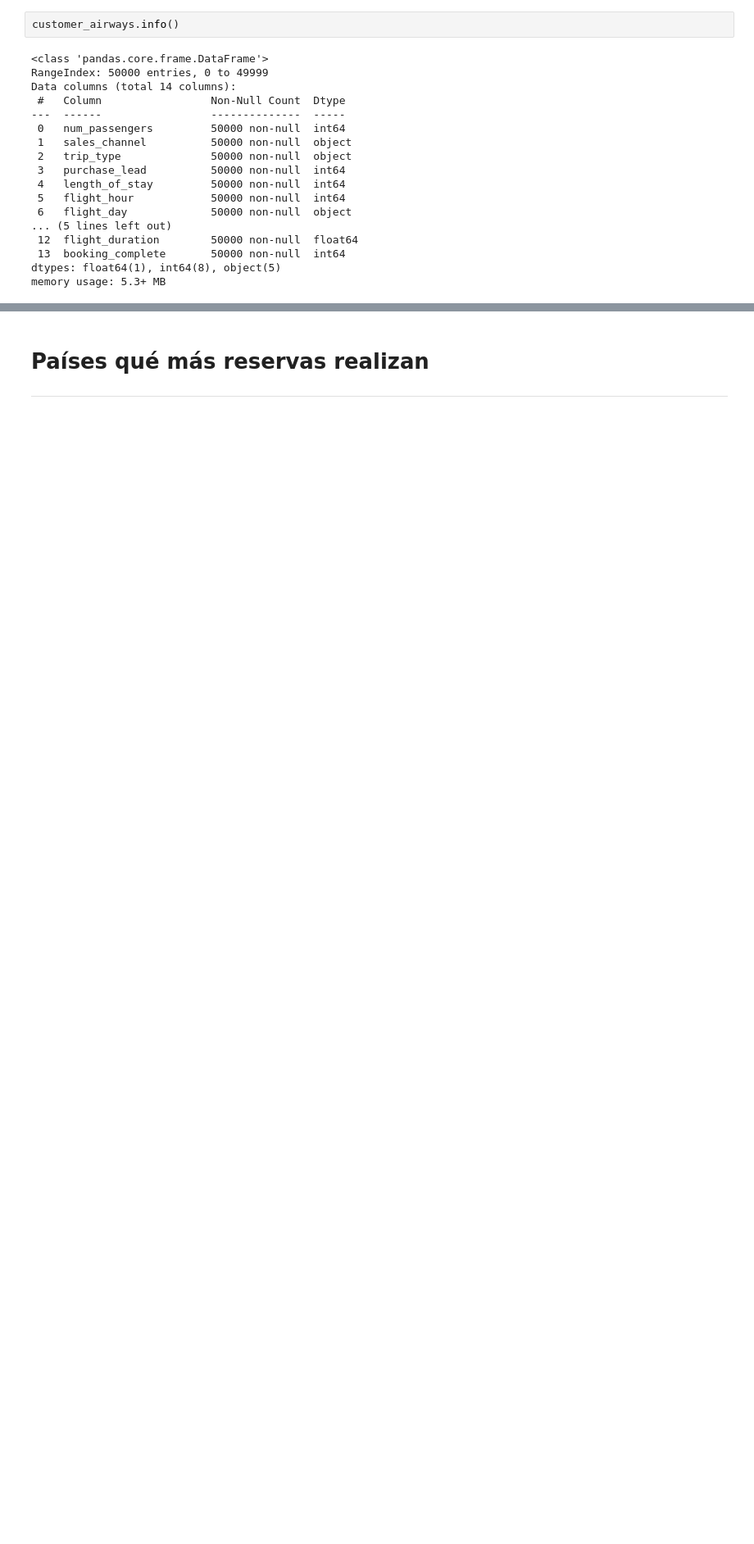
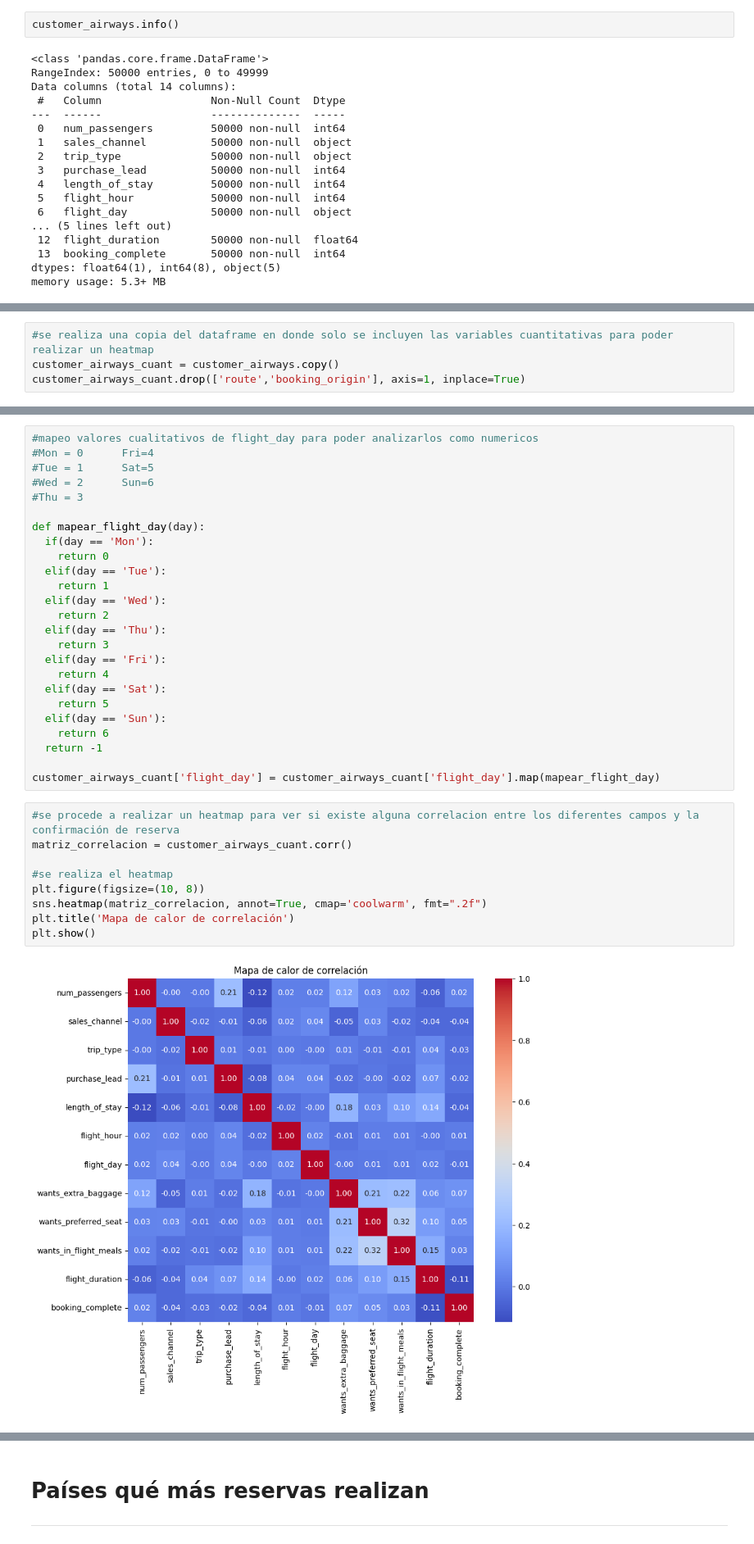
Before and after one commit to alexguttlein/TP1-AnalisisExploratorioDeDatos, a Jupyter notebook: TP1_Análisis_Exploratorio_de_Datos.ipynb, the cells around one changed output, grey strips where cells are left out. Shown at 82% size. Cells and saved outputs as stored; diff of their text form; blank space fills up the shorter version.

```diff
--- a/TP1_Análisis_Exploratorio_de_Datos.ipynb
+++ b/TP1_Análisis_Exploratorio_de_Datos.ipynb
@@ -49,0 +54,4 @@ memory usage: 5.3+ MB
+# %%
+#se realiza una copia del dataframe en donde solo se incluyen las variables cuantitativas para poder realizar un heatmap
+customer_airways_cuant = customer_airways.copy()
+customer_airways_cuant.drop(['route','booking_origin'], axis=1, inplace=True)
@@ -49,0 +102,36 @@ memory usage: 5.3+ MB
+# %%
+#mapeo valores cualitativos de flight_day para poder analizarlos como numericos
+#Mon = 0      Fri=4
+#Tue = 1      Sat=5
+#Wed = 2      Sun=6
+#Thu = 3
+
+def mapear_flight_day(day):
+  if(day == 'Mon'):
+    return 0
+  elif(day == 'Tue'):
+    return 1
+  elif(day == 'Wed'):
+    return 2
+  elif(day == 'Thu'):
+    return 3
+  elif(day == 'Fri'):
+    return 4
+  elif(day == 'Sat'):
+    return 5
+  elif(day == 'Sun'):
+    return 6
+  return -1
+
+customer_airways_cuant['flight_day'] = customer_airways_cuant['flight_day'].map(mapear_flight_day)
+# %%
+#se procede a realizar un heatmap para ver si existe alguna correlacion entre los diferentes campos y la confirmación de reserva
+matriz_correlacion = customer_airways_cuant.corr()
+
+#se realiza el heatmap
+plt.figure(figsize=(10, 8))
+sns.heatmap(matriz_correlacion, annot=True, cmap='coolwarm', fmt=".2f")
+plt.title('Mapa de calor de correlación')
+plt.show()
+# %% [output]
+[figure, added]
```
Also changed, not shown: parts of 30 cells of this notebook.
